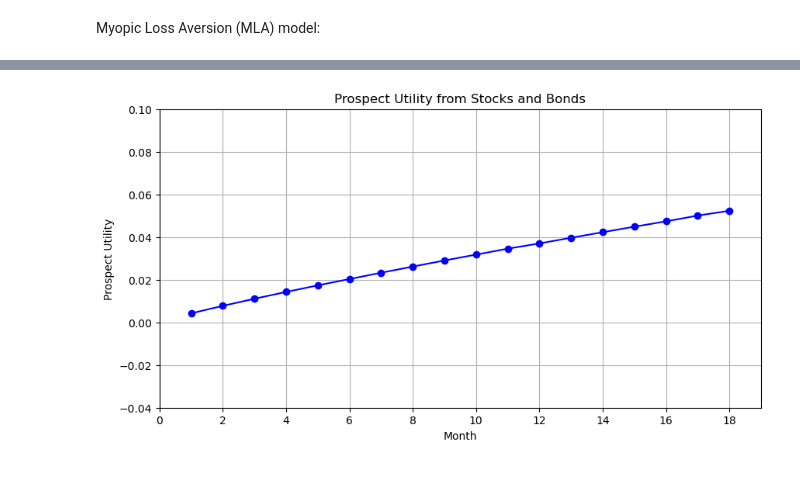
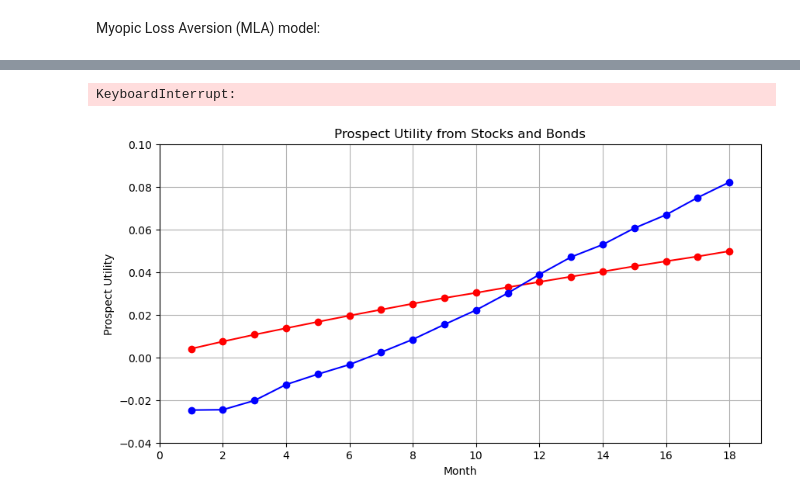
Before and after one commit to mcp656/Seminar, a Jupyter notebook: prescott.ipynb, the cells around one changed output, grey strips where cells are left out. Saved outputs shown, nothing was run; the diff lists cells and outputs as text; code cells hidden in the pictures.

```diff
--- a/prescott.ipynb
+++ b/prescott.ipynb
@@ -231,9 +212,6 @@ As the model is linear in its parameters one can easily conclude that the equity
 # %% [markdown]
 Myopic Loss Aversion (MLA) model:
 # %%
-# Data
-x = df_MP["RET_SP500TR"][1:]
-
 # Parameters
 alpha = 0.88
 beta = 0.88
@@ -340,27 +318,28 @@ def block_boostrap(x, block_lenght=12, n_samples=100000):
         block = x[start:start+block_lenght]
 
         # Find return
-        block_ret = np.exp(np.sum(block))-1
+        block_ret = np.prod(1 + block) - 1
 
         # Append returns to list
         ret.append(block_ret)
 
     return np.array(ret)
 
-### Loop for determining prospect utility ###
-# Save results
-months =[]
-utility = []
+def sim_utility(x, max_block_lenght=19, n_samples=10000):
+    ### Loop for determining prospect utility ###
+    # Save results
+    months =[]
+    utility = []
 
-for i in range(1, 19):
-    # Block bootstrap for block lenght i
-    data = block_boostrap(x, block_lenght=i, n_samples=100000)
+    for i in range(1, max_block_lenght):
+        # Block bootstrap for block lenght i
+        data = block_boostrap(x, block_lenght=i, n_samples=n_samples)
 
-    # CPT utility
-    cpt = cpt_utility(data)
+        # CPT utility
+        cpt = cpt_utility(data)
 
-    # Append results
-    months.append(i)
-    utility.append(cpt)
+        # Append results
+        months.append(i)
+        utility.append(cpt)
 
-months, utility
+    return months, utility
@@ -387,16 +346,23 @@ months, utility
+# %%
+# Simulation for T-Bills
+months, utility_tbill = sim_utility(df_monthly["RET_SPBDUB3T"][1:], max_block_lenght=19, n_samples=100000)
+
+# Simulation for SP500TR
+months, utility_SP500TR = sim_utility(df_monthly["RET_SP500TR"][1:], max_block_lenght=19, n_samples=100000)
+# %% [output]
+KeyboardInterrupt:
 # %%
 plt.figure(figsize=(10, 5))
-plt.plot(months, utility, marker='o', color="blue")
+plt.plot(months, utility_tbill, marker='o', color="red")
+plt.plot(months, utility_SP500TR, marker='o', color="blue")
 plt.xlabel('Month')
 plt.ylabel('Prospect Utility')
 plt.title('Prospect Utility from Stocks and Bonds')
 plt.ylim(-0.04, 0.10)
 plt.xlim(0, 19)
 plt.grid()
 
 # Force whole number ticks on x-axis
 plt.gca().xaxis.set_major_locator(MaxNLocator(integer=True))
-
-plt.show()
 # %% [output]
-[figure, old version]
+[figure, new version]
```
Also changed, not shown: parts of 4 cells of this notebook, 12 other files.
